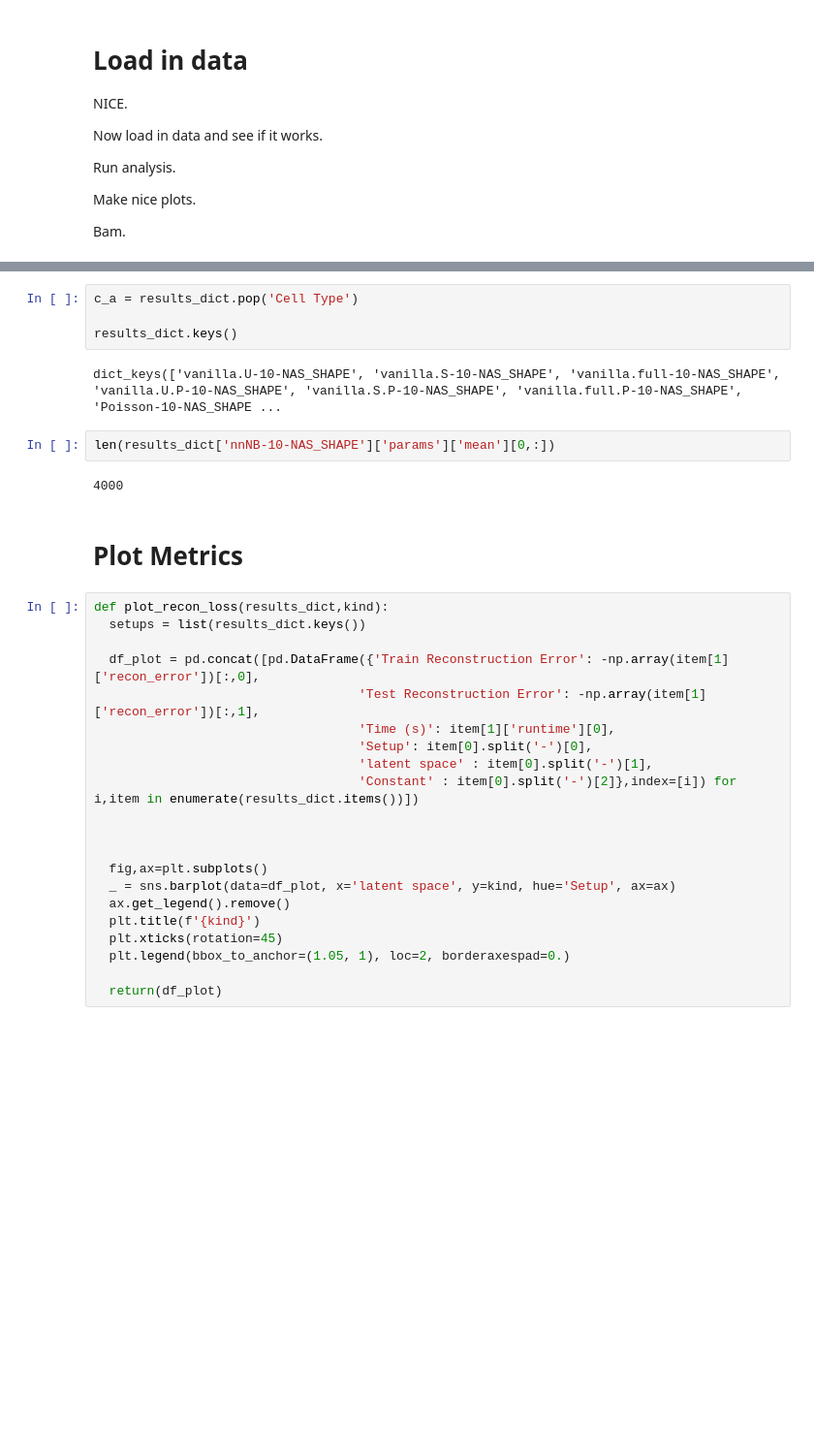
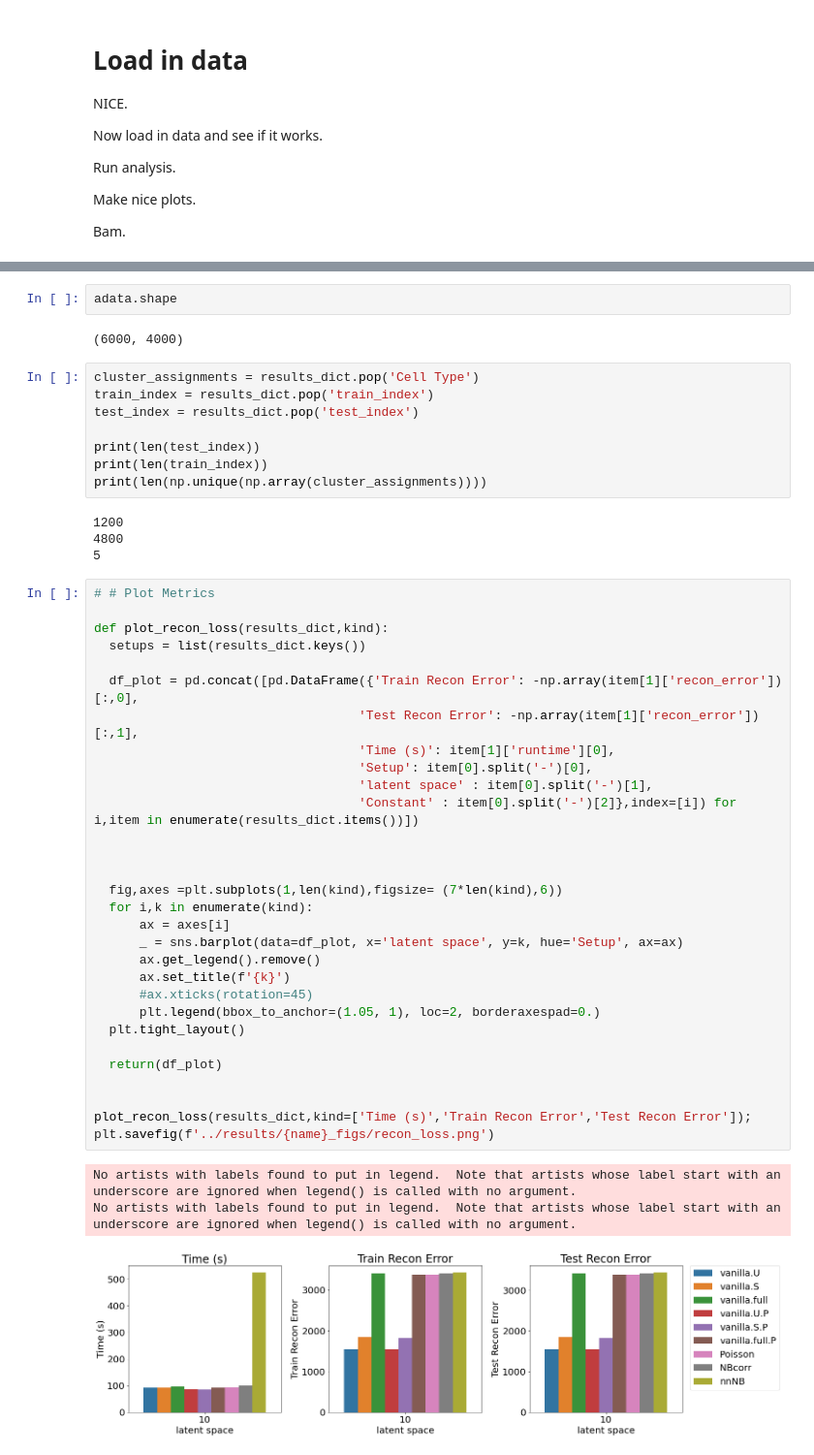
Before and after one commit to pachterlab/CGCCP_2023, a Jupyter notebook: Code/Notebooks/Analysis3_Visualize.ipynb, the cells around one changed output, grey strips where cells are left out. Shown at 97% size. Saved outputs shown, nothing was run; the diff lists cells and outputs as text; blank space fills up the shorter version.

```diff
--- a/Code/Notebooks/Analysis3_Visualize.ipynb
+++ b/Code/Notebooks/Analysis3_Visualize.ipynb
@@ -277,33 +218,50 @@ adata.var_names_make_unique()
-# %%
-c_a = results_dict.pop('Cell Type')
-
-results_dict.keys()
-# %% [output]
-dict_keys(['vanilla.U-10-NAS_SHAPE', 'vanilla.S-10-NAS_SHAPE', 'vanilla.full-10-NAS_SHAPE', 'vanilla.U.P-10-NAS_SHAPE', 'vanilla.S.P-10-NAS_SHAPE', 'vanilla.full.P-10-NAS_SHAPE', 'Poisson-10-NAS_SHAPE ...
-# %%
-len(results_dict['nnNB-10-NAS_SHAPE']['params']['mean'][0,:])
-# %% [output]
-4000
-# %% [markdown]
-# Plot Metrics
+# %%
+adata.shape
+# %% [output]
+(6000, 4000)
+# %%
+cluster_assignments = results_dict.pop('Cell Type')
+train_index = results_dict.pop('train_index')
+test_index = results_dict.pop('test_index')
+
+print(len(test_index))
+print(len(train_index))
+print(len(np.unique(np.array(cluster_assignments))))
+# %% [output]
+1200
+4800
+5
 # %%
+# # Plot Metrics
+
 def plot_recon_loss(results_dict,kind):
   setups = list(results_dict.keys())
 
-  df_plot = pd.concat([pd.DataFrame({'Train Reconstruction Error': -np.array(item[1]['recon_error'])[:,0],
-                                   'Test Reconstruction Error': -np.array(item[1]['recon_error'])[:,1],
+  df_plot = pd.concat([pd.DataFrame({'Train Recon Error': -np.array(item[1]['recon_error'])[:,0],
+                                   'Test Recon Error': -np.array(item[1]['recon_error'])[:,1],
                                    'Time (s)': item[1]['runtime'][0],
                                    'Setup': item[0].split('-')[0],
                                    'latent space' : item[0].split('-')[1],
                                    'Constant' : item[0].split('-')[2]},index=[i]) for i,item in enumerate(results_dict.items())])
 
 
 
-  fig,ax=plt.subplots()
-  _ = sns.barplot(data=df_plot, x='latent space', y=kind, hue='Setup', ax=ax)
-  ax.get_legend().remove()
-  plt.title(f'{kind}')
-  plt.xticks(rotation=45)
-  plt.legend(bbox_to_anchor=(1.05, 1), loc=2, borderaxespad=0.)
+  fig,axes =plt.subplots(1,len(kind),figsize= (7*len(kind),6))
+  for i,k in enumerate(kind):
+      ax = axes[i]
+      _ = sns.barplot(data=df_plot, x='latent space', y=k, hue='Setup', ax=ax)
+      ax.get_legend().remove()
+      ax.set_title(f'{k}')
+      #ax.xticks(rotation=45)
+      plt.legend(bbox_to_anchor=(1.05, 1), loc=2, borderaxespad=0.)
+  plt.tight_layout()
 
   return(df_plot)
+
+
+plot_recon_loss(results_dict,kind=['Time (s)','Train Recon Error','Test Recon Error']);
+plt.savefig(f'../results/{name}_figs/recon_loss.png')
+# %% [output]
+No artists with labels found to put in legend.  Note that artists whose label start with an underscore are ignored when legend() is called with no argument.
+No artists with labels found to put in legend.  Note that artists whose label start with an underscore are ignored when legend() is called with no argument.
+[figure, added]
```
Also changed, not shown: parts of 22 cells of this notebook, 8 other files.
